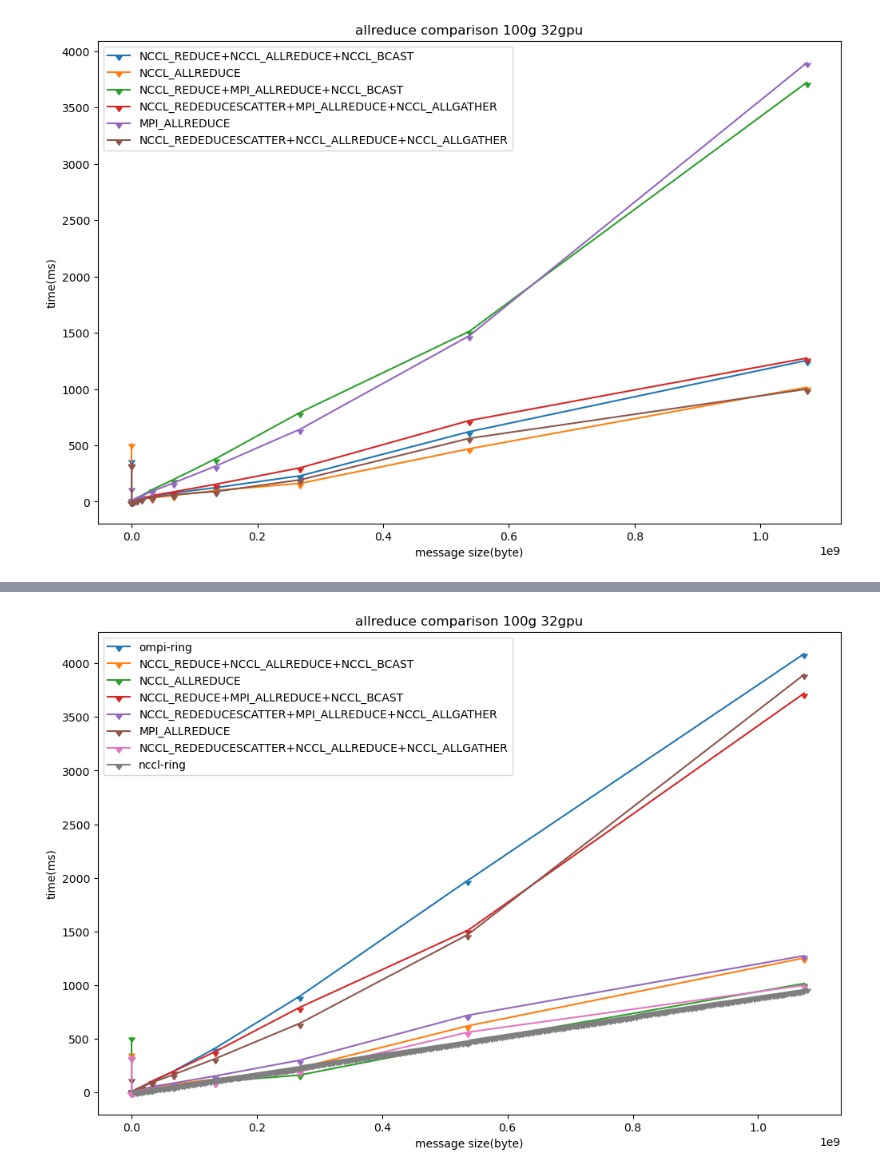
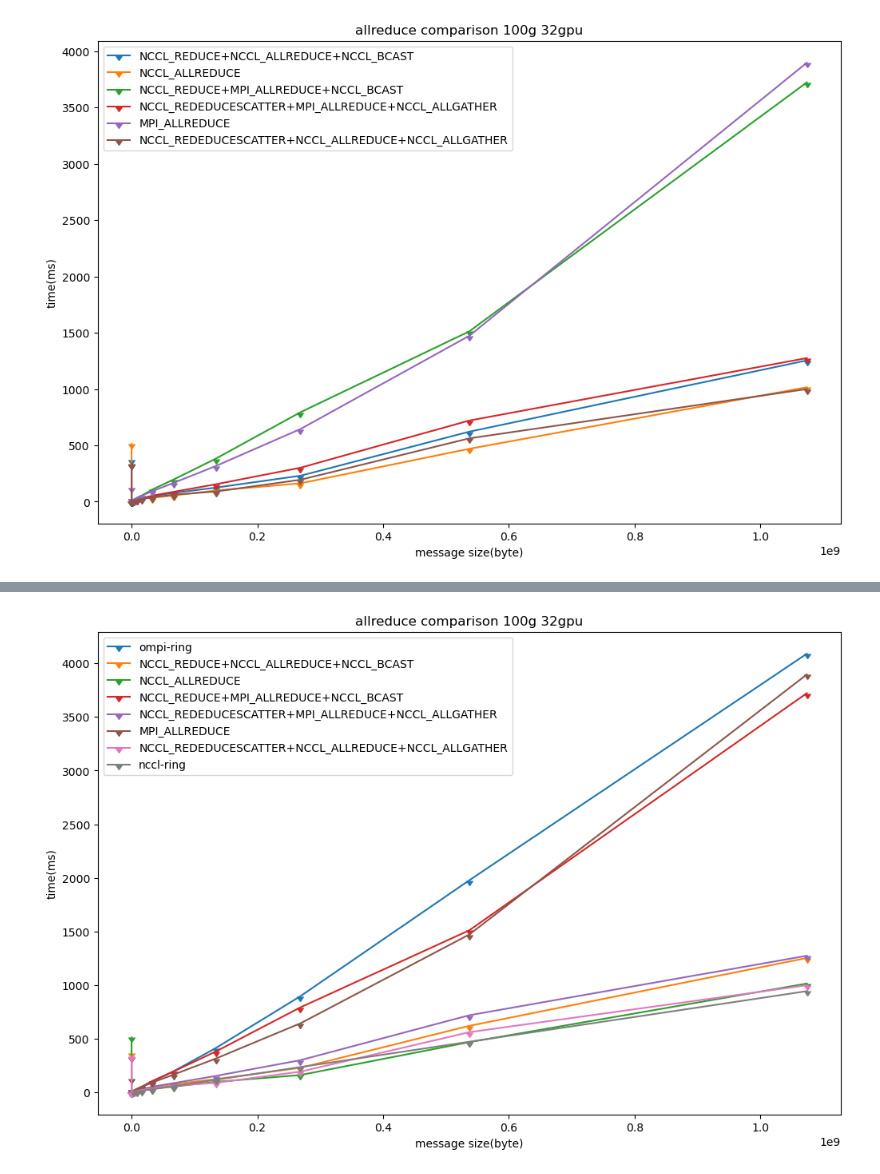
Before and after one commit to dexhunter/allreduce-experiments, a Jupyter notebook: vis_horovod.ipynb, the cells around one changed output, grey strips where cells are left out. Cells and saved outputs as stored; diff of their text form; code cells hidden in the pictures.

```diff
--- a/vis_horovod.ipynb
+++ b/vis_horovod.ipynb
@@ -235,38 +233,36 @@ x3, y3 = read_hvd("./data/horovod-results/32gpu/100g-32gpu-2dmesh-4.txt")
 x4, y4 = read_hvd("./data/horovod-results/32gpu/100g-32gpu-h-4.txt")
 x5, y5 = read_hvd("./data/horovod-results/32gpu/100g-32gpu-mpi.txt")
 x6, y6 = read_hvd("./data/horovod-results/32gpu/100g-32gpu-newnccl.txt")
-x7, y7 = read_algo_skip_head('data/nccl-results/nccl-32gpus/ring-100g-stepexp2.txt', 307)
+x7, y7 = read_algo_skip_head('data/nccl-results/nccl-32gpus/100g-stepexp2.txt', 723)
 
 x = x * 4
 y = y * 10e-3
 
 
 x = x[:-1]
 y = y[:-1]
 
 x7 = x7 * 4
 y7 = y7 * 10e-3
 
-x7 = x7[:-255]
-y7 = y7[:-255]
 
 
 plt.plot(x,y, marker=11, label='ompi-ring')
 plt.plot(x1,y1, marker=11, label='NCCL_REDUCE+NCCL_ALLREDUCE+NCCL_BCAST')
 plt.plot(x2,y2, marker=11, label='NCCL_ALLREDUCE')
 plt.plot(x3,y3, marker=11, label='NCCL_REDUCE+MPI_ALLREDUCE+NCCL_BCAST')
 plt.plot(x4,y4, marker=11, label='NCCL_REDEDUCESCATTER+MPI_ALLREDUCE+NCCL_ALLGATHER')
 plt.plot(x5,y5, marker=11, label='MPI_ALLREDUCE')
 plt.plot(x6,y6, marker=11, label='NCCL_REDEDUCESCATTER+NCCL_ALLREDUCE+NCCL_ALLGATHER')
 plt.plot(x7,y7, marker=11, label='nccl-ring')
 
 
 
 plt.xlabel('message size(byte)')
 plt.ylabel('time(ms)')
 plt.legend()
 # mpi_allreduce
 plt.title('allreduce comparison 100g 32gpu')
 plt.show()
 # %% [output]
-[figure, old version]
+[figure, new version]
```
Also changed, not shown: parts of 8 cells of this notebook, 6 other files.
